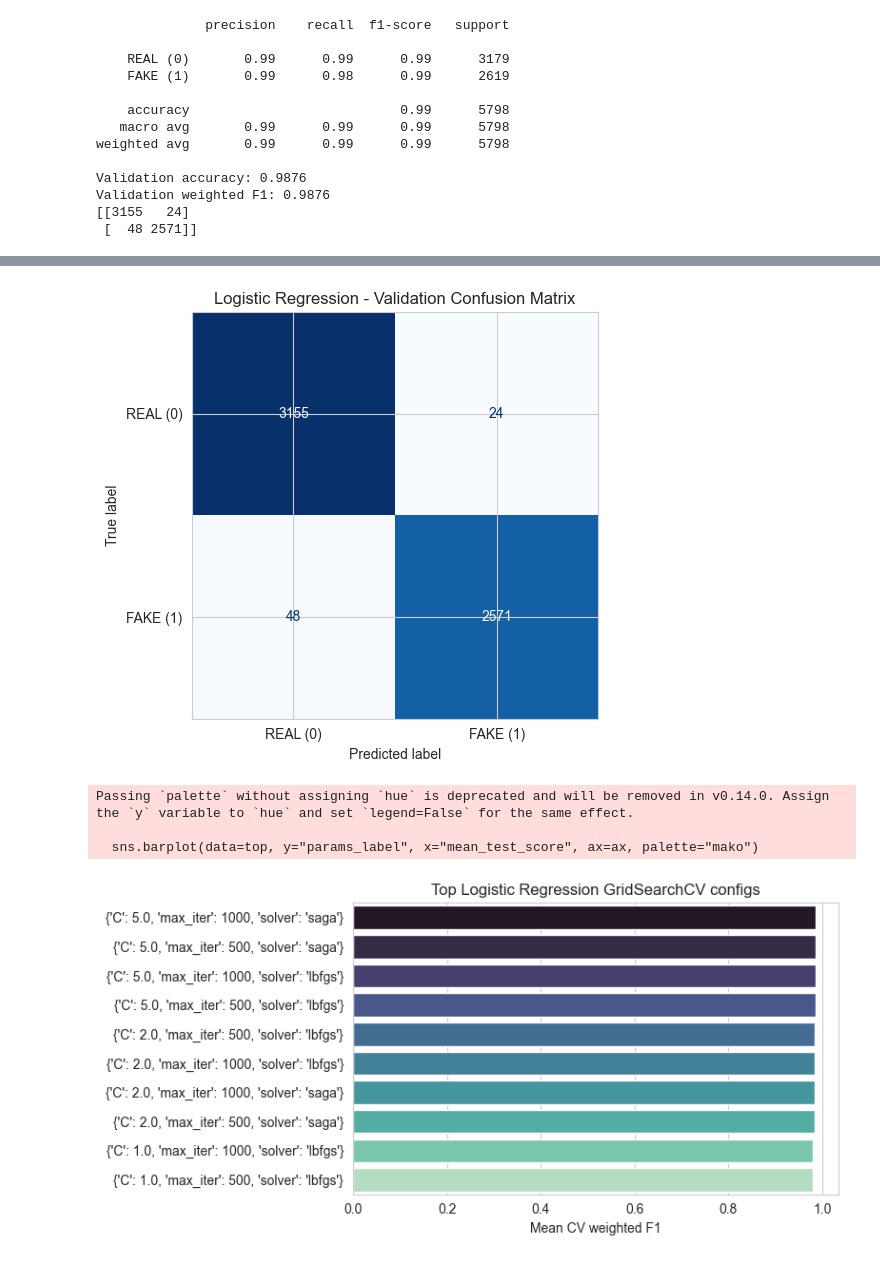
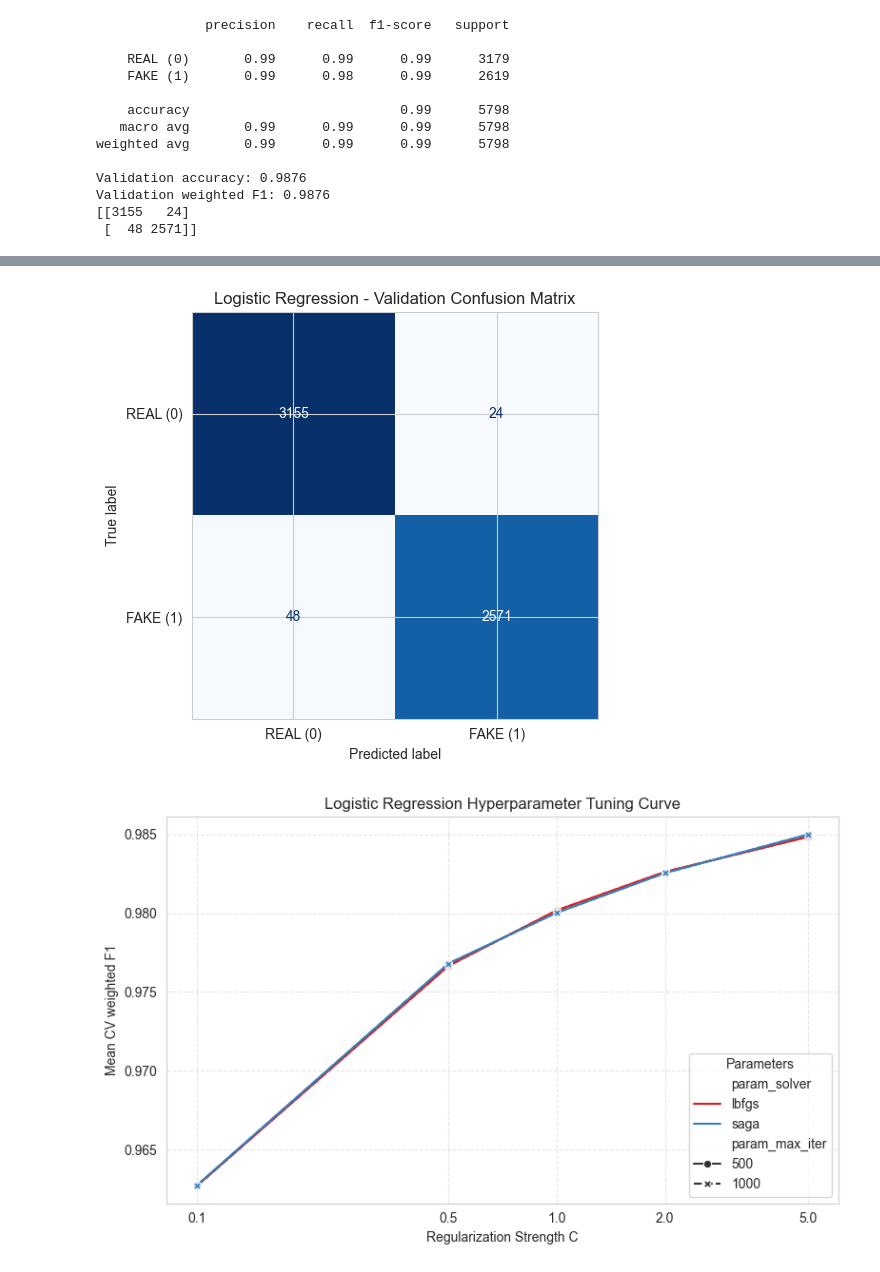
Before and after one commit to nqocdungg/Fake-News-Detection, a Jupyter notebook: notebooks/05_logistic_regression.ipynb, the cells around one changed output, grey strips where cells are left out. Cells and saved outputs as stored; diff of their text form; code cells hidden in the pictures.

```diff
--- a/notebooks/05_logistic_regression.ipynb
+++ b/notebooks/05_logistic_regression.ipynb
@@ -143,28 +143,43 @@ Saved reports: /Users/duyhung/Desktop/CHUNG/HUST/Fake-News-Detection/reports/05_
 # %%
 fig, ax = plt.subplots(figsize=(6, 5))
 ConfusionMatrixDisplay(cm, display_labels=LABELS).plot(
     cmap="Blues", ax=ax, values_format="d", colorbar=False
 )
 ax.set_title("Logistic Regression - Validation Confusion Matrix")
 plt.tight_layout()
 plt.savefig(REPORT_DIR / "confusion_matrix.png", dpi=150, bbox_inches="tight")
 plt.show()
 
 # Compatibility image for older report links.
-fig, ax = plt.subplots(figsize=(8, 4))
-top = cv_results.sort_values("mean_test_score", ascending=False).head(10).copy()
-top["params_label"] = top["params"].astype(str)
-sns.barplot(data=top, y="params_label", x="mean_test_score", ax=ax, palette="mako")
-ax.set_title("Top Logistic Regression GridSearchCV configs")
-ax.set_xlabel("Mean CV weighted F1")
-ax.set_ylabel("")
+fig, ax = plt.subplots(figsize=(8, 5))
+results_df = cv_results.copy()
+results_df['param_C'] = results_df['param_C'].astype(float)
+results_df['param_max_iter'] = results_df['param_max_iter'].astype(int)
+results_df['param_solver'] = results_df['param_solver'].astype(str)
+
+sns.lineplot(
+    data=results_df,
+    x='param_C',
+    y='mean_test_score',
+    hue='param_solver',
+    style='param_max_iter',
+    markers=True,
+    dashes=True,
+    palette='Set1',
+    ax=ax
+)
+ax.set_title("Logistic Regression Hyperparameter Tuning Curve")
+ax.set_xlabel("Regularization Strength C")
+ax.set_ylabel("Mean CV weighted F1")
+ax.set_xscale("log")
+ax.set_xticks([0.1, 0.5, 1.0, 2.0, 5.0])
+ax.set_xticklabels(['0.1', '0.5', '1.0', '2.0', '5.0'])
+ax.grid(True, linestyle="--", alpha=0.5)
+ax.legend(title="Parameters", loc="lower right")
 plt.tight_layout()
 plt.savefig(REPORT_DIR / "top_gridsearch_configs.png", dpi=150, bbox_inches="tight")
 plt.savefig(ROOT / "reports" / "lr_evaluation_plots.png", dpi=150, bbox_inches="tight")
 plt.show()
 # %% [output]
 [figure]
-Passing `palette` without assigning `hue` is deprecated and will be removed in v0.14.0. Assign the `y` variable to `hue` and set `legend=False` for the same effect.
-
-  sns.barplot(data=top, y="params_label", x="mean_test_score", ax=ax, palette="mako")
-[figure, old version]
+[figure, new version]
```
Also changed, not shown: parts of 2 cells of this notebook, 14 other files.
